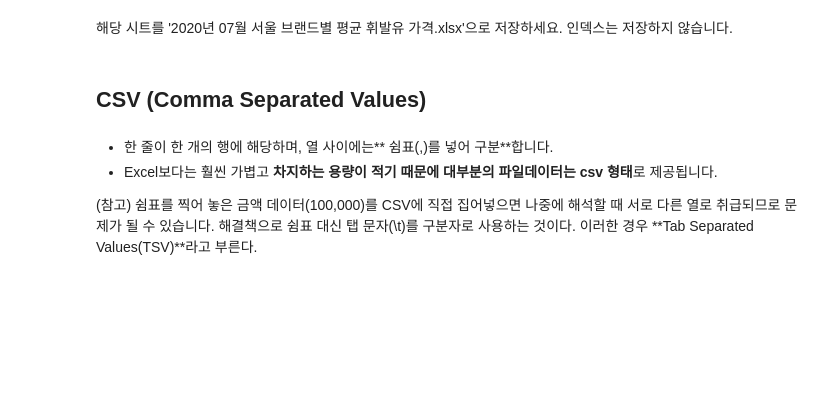
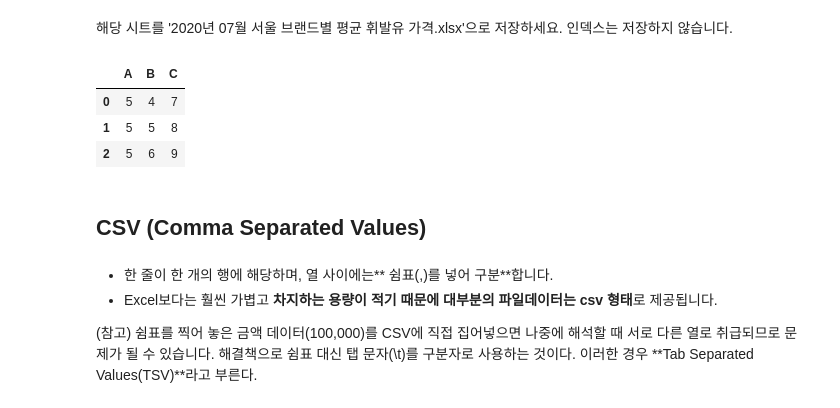
Before and after one commit to skyworld19/ds-school-advanced, a Jupyter notebook: 02_pandas_파일입출력_LAB.ipynb, the cells around one changed output. Saved outputs shown, nothing was run; the diff lists cells and outputs as text; code cells hidden in the pictures; blank space fills up the shorter version.

```diff
--- a/02_pandas_파일입출력_LAB.ipynb
+++ b/02_pandas_파일입출력_LAB.ipynb
@@ -238,3 +238,16 @@ df_07.head()
 writer = pd.ExcelWriter('2020년 07월 서울 브랜드별 평균 휘발유 가격.xlsx')
 df_07.to_excel(writer, index=False, sheet_name='2020년 07월')
 writer.close()
+# %%
+df = pd.DataFrame({'A': [1,2,3],
+                   'B': [4,5,6],
+                   'C': [7,8,9]})
+df['A'] = 5
+df.to_excel('temp.xlsx', index=False)
+# %%
+df
+# %% [output]
+|  | A | B | C |
+| 0 | 5 | 4 | 7 |
+| 1 | 5 | 5 | 8 |
+| 2 | 5 | 6 | 9 |
```
Also changed, not shown: parts of 14 cells of this notebook.
